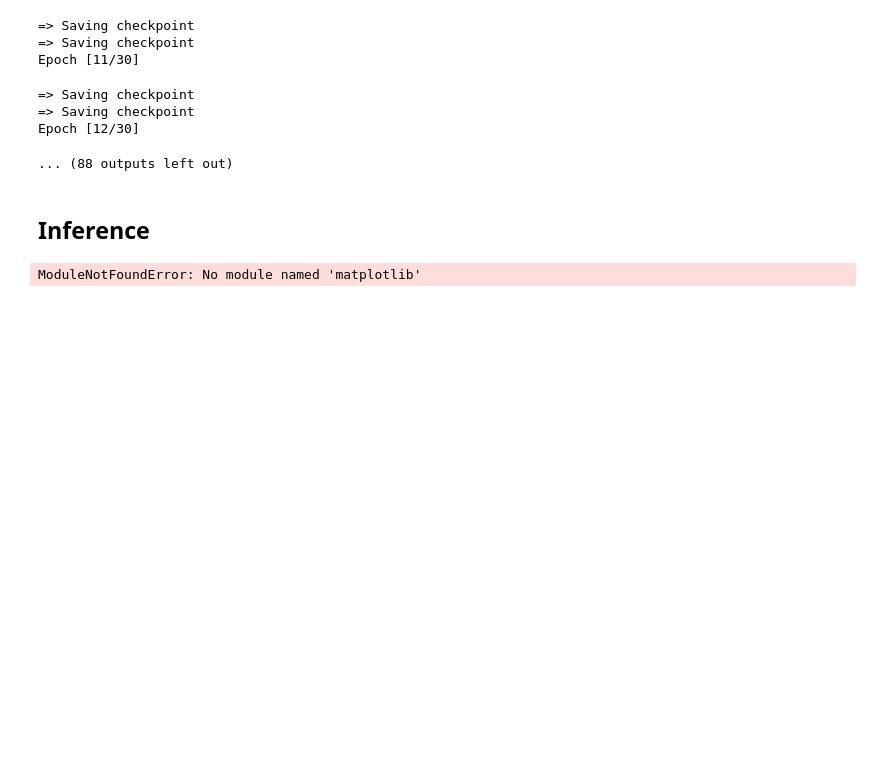
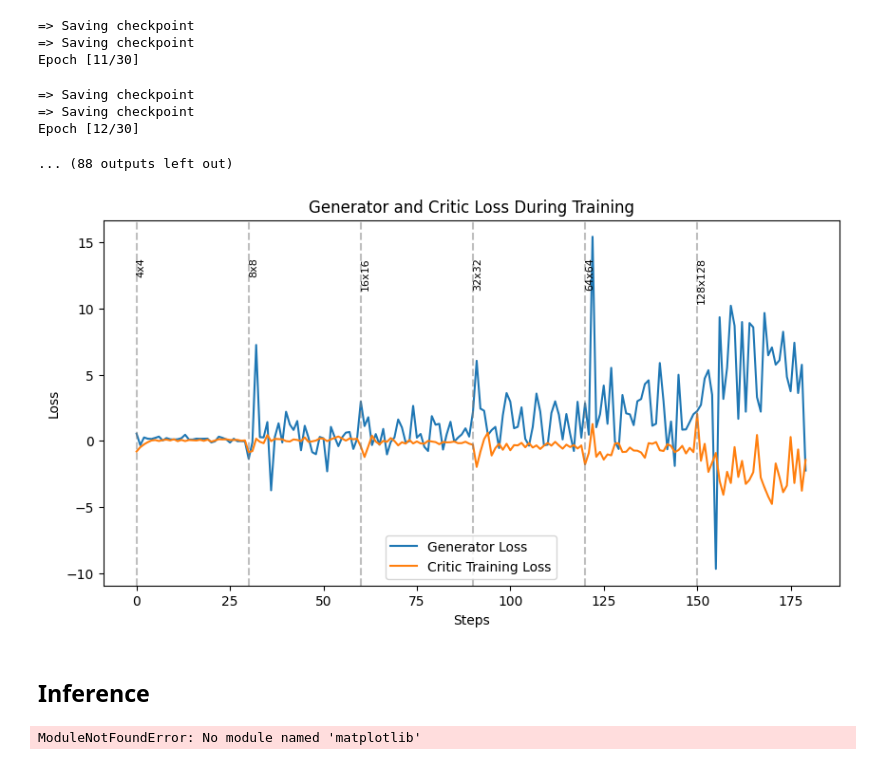
Before and after one commit to sanyamjain0315/generated-image-detection, a Jupyter notebook: PROGAN.ipynb, the cells around one changed output. Cells and saved outputs as stored; diff of their text form; code cells hidden in the pictures; blank space fills up the shorter version.

Commit message:
Made sure the loss curves for progan training were available

```diff
--- a/PROGAN.ipynb
+++ b/PROGAN.ipynb
@@ -546,6 +546,31 @@ Epoch [11/30]
 => Saving checkpoint
 Epoch [12/30]
 ... (88 outputs left out)
+# %%
+import matplotlib.pyplot as plt
+
+# Define the step indices where image sizes changed
+image_size_steps = [0, 30, 60, 90, 120, 150]  # Modify based on your actual step indices
+image_sizes = ["4x4", "8x8", "16x16", "32x32", "64x64", "128x128"]
+
+plt.figure(figsize=(10, 5))
+plt.plot(gen_losses, label="Generator Loss")
+plt.plot(critic_losses, label="Critic Training Loss")
+
+# Add vertical lines and labels for image size transitions
+for step, size in zip(image_size_steps, image_sizes):
+    plt.axvline(x=step, color='gray', linestyle='--', alpha=0.5)
+    plt.text(step, max(max(gen_losses), max(critic_losses)) * 0.9, size,
+             rotation=90, verticalalignment='top', fontsize=8, color='black')
+
+plt.title("Generator and Critic Loss During Training")
+plt.xlabel("Steps")
+plt.ylabel("Loss")
+plt.legend()
+plt.savefig("logs/progan/20250127-002255/" + "ProGAN loss curves.png")  # Save the loss plot
+plt.show()
+# %% [output]
+[figure, added]
 # %%
 # def convert_images_to_gif(input_folder, output_gif_path):
 #     images = []
```
Also changed, not shown: 1 other file.
